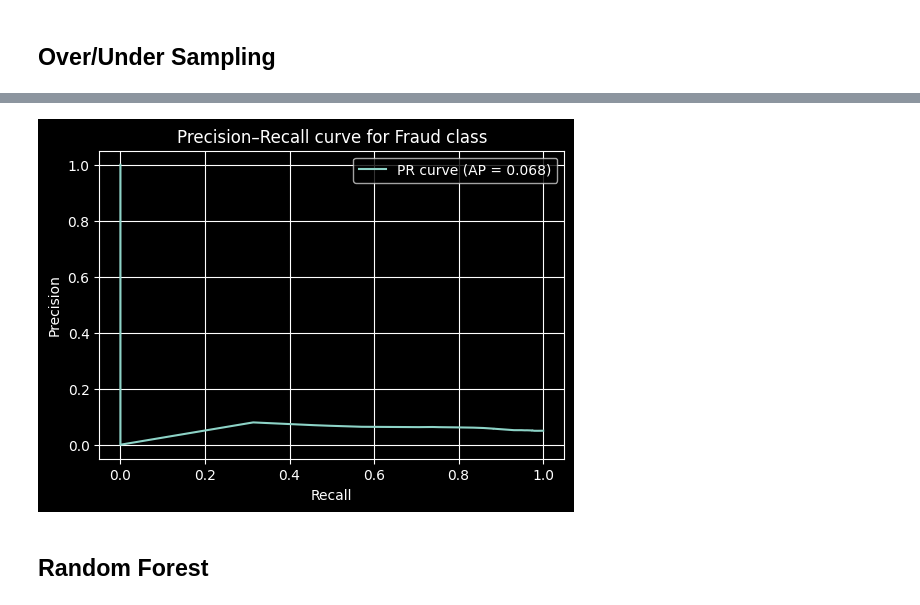
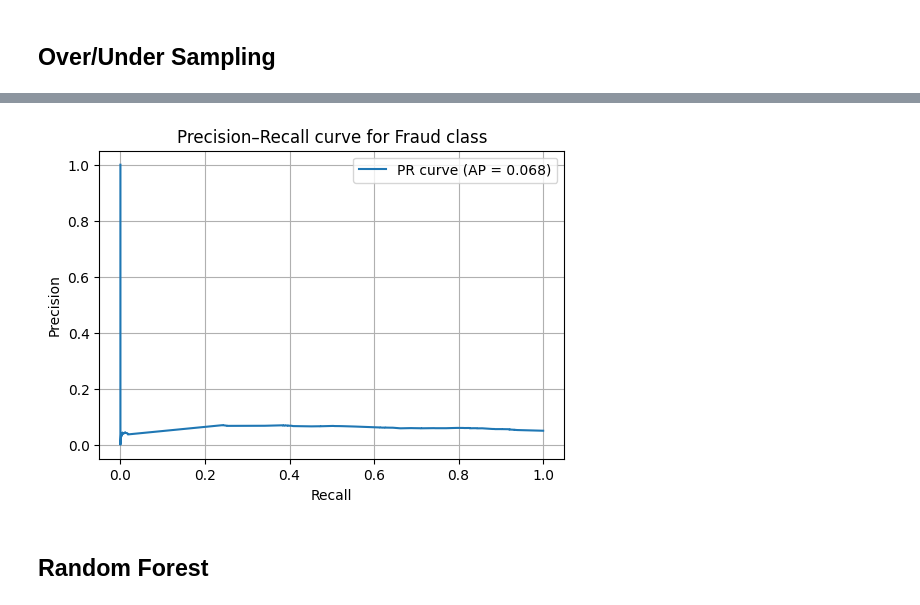
Before and after one commit to Flippyfun02/ds2010-finalproject, a Jupyter notebook: fraud_decision_tree.ipynb, the cells around one changed output, grey strips where cells are left out. Cells and saved outputs as stored; diff of their text form; code cells hidden in the pictures.

```diff
--- a/fraud_decision_tree.ipynb
+++ b/fraud_decision_tree.ipynb
@@ -393,23 +411,20 @@ weighted avg       0.91      0.70      0.78     12491
 # %% [markdown]
 ## Over/Under Sampling
 # %%
-over = SMOTE(sampling_strategy=0.3)        # Fraud up to 30% of No-Fraud (tune)
-under = RandomUnderSampler(sampling_strategy=0.5)  # Then make Fraud:No-Fraud ~= 1:2 (tune)
-
-steps = [
+sampling_clf = IMB_Pipeline(steps=[
     ('preprocessor', new_preprocessor),
-    ('over', SMOTE(sampling_strategy=0.3, random_state=42)),
-    ('under', RandomUnderSampler(sampling_strategy=0.5, random_state=42)),
-    ('clf', DecisionTreeClassifier(
-        max_depth=6,             # increase depth slightly
-        class_weight={0: 1.0, 1: 15.0},
+    ('oversample', SMOTE(sampling_strategy=0.4, random_state=42)),  # Boost minority to 30% of majority
+    ('undersample', RandomUnderSampler(sampling_strategy=0.6, random_state=42)), # Reduce majority further
+    ('classifier', DecisionTreeClassifier(
+        max_depth=10,
+        class_weight={0: 1, 1: 5},
         random_state=42
     ))
-]
-pipe = IMB_Pipeline(steps)
-pipe.fit(X_train_grouped, y_train_grouped)
+])
+
+sampling_clf.fit(X_train_final, y_train_grouped)
 
 # Get PR curve on validation set
-y_scores = pipe.predict_proba(X_test_final)[:, 1]
-prec, rec, thresholds = precision_recall_curve(y_test_grouped, y_scores)
-ap = average_precision_score(y_test_grouped, y_scores)
+# y_scores = pipe.predict_proba(X_test_final)[:, 1]
+# prec, rec, thresholds = precision_recall_curve(y_test_grouped, y_scores)
+# ap = average_precision_score(y_test_grouped, y_scores)
@@ -416,8 +449,9 @@ ap = average_precision_score(y_test_grouped, y_scores)
 # %%
-pipe_y_pred = pipe.predict(X_test_final)
+sampling_y_pred = sampling_clf.predict(X_test_final)
 
-new_cm = confusion_matrix(y_test_grouped, pipe_y_pred)
-ConfusionMatrixDisplay(new_cm, display_labels=["No Fraud", "Fraud"]).plot()
-
-print(classification_report(y_test_grouped, pipe_y_pred, target_names=target_names))
+sampling_clf, sampling_tree_results = evaluate_classifier(
+    sampling_clf, X_train_final, X_test_final, y_train_grouped, y_test_grouped,
+    "Decision Tree (with Resampling)"
+)
+pd.DataFrame([sampling_tree_results])
 # %% [output]
@@ -433,7 +475,7 @@ weighted avg       0.92      0.15      0.19     12491
 # %%
-pr_curve(y_test_grouped, X_test_final, pipe)
+pr_curve(y_test_grouped, X_test_final, sampling_clf)
 # %% [output]
-[figure, old version]
+[figure, new version]
 # %% [markdown]
 ## Random Forest
 # %%
```
Also changed, not shown: parts of 10 cells of this notebook.
